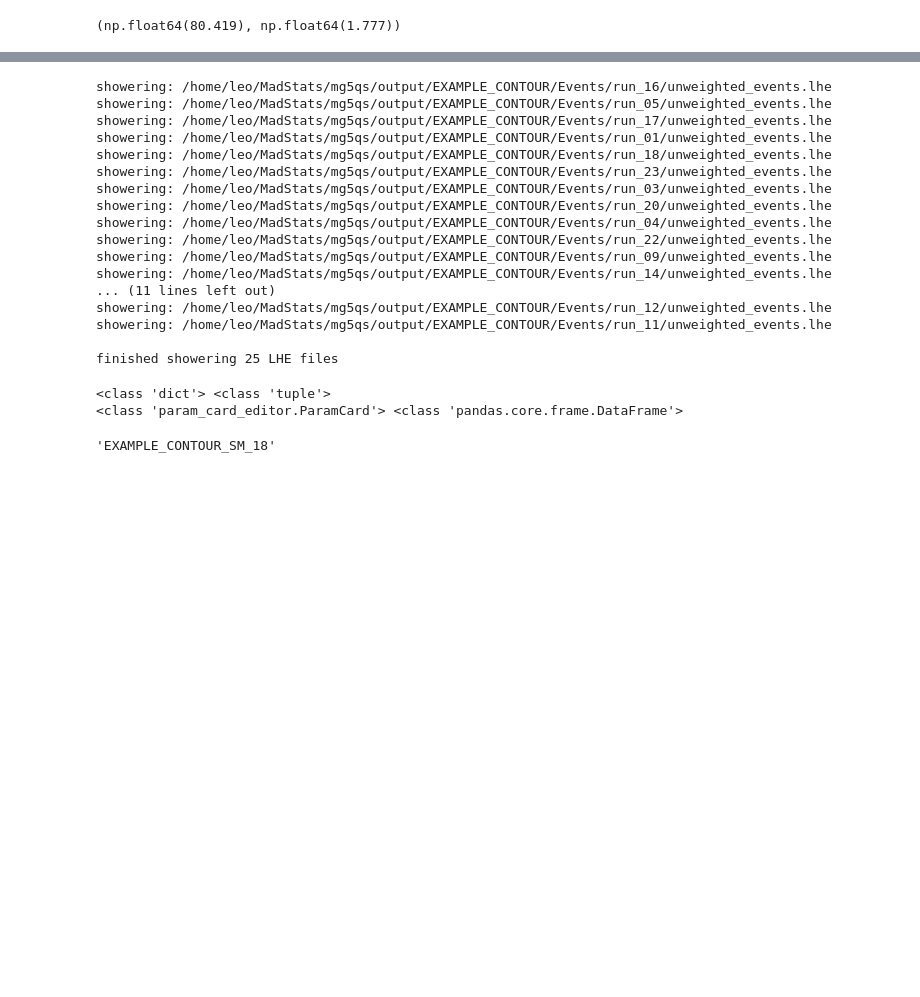
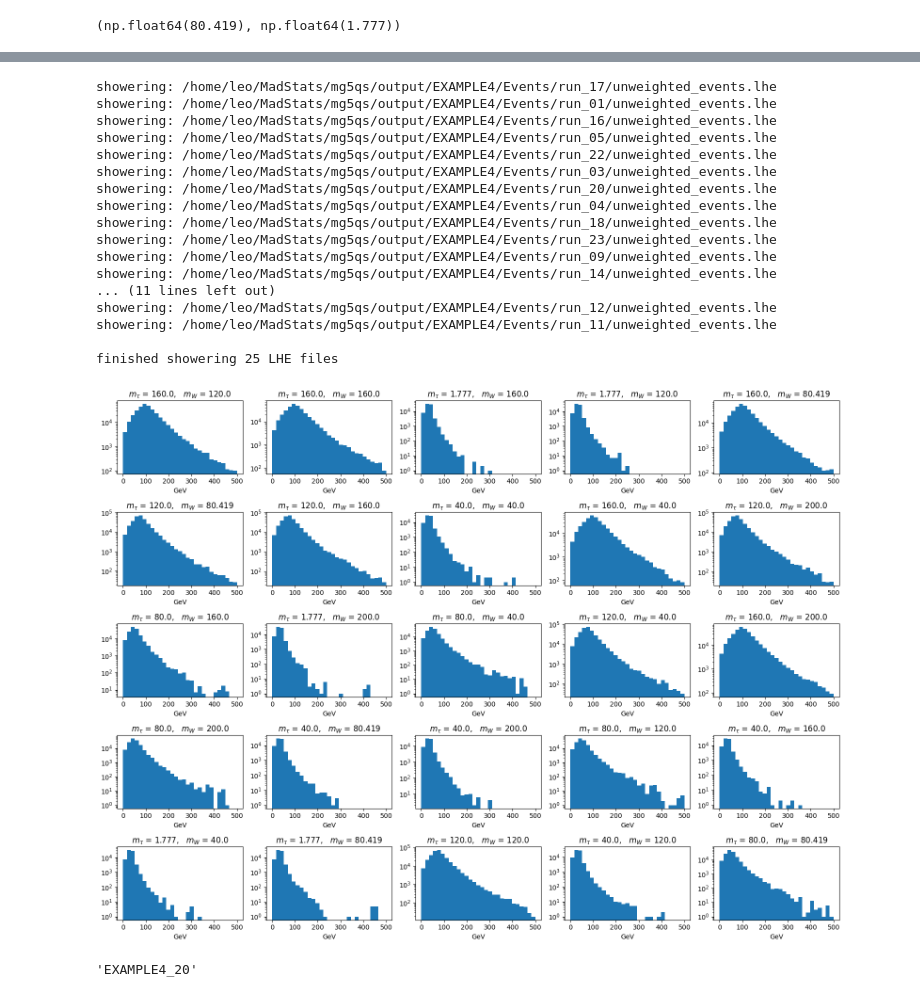
Before and after one commit to leo-megliola/mg5qs, a Jupyter notebook: notebook/E4.ipynb, the cells around one changed output, grey strips where cells are left out. Cells and saved outputs as stored; diff of their text form; code cells hidden in the pictures; blank space fills up the shorter version.

```diff
--- a/notebook/E4.ipynb
+++ b/notebook/E4.ipynb
@@ -123,23 +103,23 @@ for mtau in MTAU:
         card.set_value('MASS', Wplus_id, mw)
         qs.generate_LHE(card, FRAMEWORK_PATH)
 # %%
-qs.pythia_parallel([tau_id], FRAMEWORK_PATH, 'EXAMPLE_CONTOUR', topics='P_mu', size=10000)
+qs.pythia_parallel([tau_id], FRAMEWORK_PATH, 'EXAMPLE_CONTOUR', topics='P_mu', size=1000000)
 # %% [output]
-showering: /home/leo/MadStats/mg5qs/output/EXAMPLE_CONTOUR/Events/run_16/unweighted_events.lhe
-showering: /home/leo/MadStats/mg5qs/output/EXAMPLE_CONTOUR/Events/run_05/unweighted_events.lhe
-showering: /home/leo/MadStats/mg5qs/output/EXAMPLE_CONTOUR/Events/run_17/unweighted_events.lhe
-showering: /home/leo/MadStats/mg5qs/output/EXAMPLE_CONTOUR/Events/run_01/unweighted_events.lhe
-showering: /home/leo/MadStats/mg5qs/output/EXAMPLE_CONTOUR/Events/run_18/unweighted_events.lhe
-showering: /home/leo/MadStats/mg5qs/output/EXAMPLE_CONTOUR/Events/run_23/unweighted_events.lhe
-showering: /home/leo/MadStats/mg5qs/output/EXAMPLE_CONTOUR/Events/run_03/unweighted_events.lhe
-showering: /home/leo/MadStats/mg5qs/output/EXAMPLE_CONTOUR/Events/run_20/unweighted_events.lhe
-showering: /home/leo/MadStats/mg5qs/output/EXAMPLE_CONTOUR/Events/run_04/unweighted_events.lhe
-showering: /home/leo/MadStats/mg5qs/output/EXAMPLE_CONTOUR/Events/run_22/unweighted_events.lhe
-showering: /home/leo/MadStats/mg5qs/output/EXAMPLE_CONTOUR/Events/run_09/unweighted_events.lhe
-showering: /home/leo/MadStats/mg5qs/output/EXAMPLE_CONTOUR/Events/run_14/unweighted_events.lhe
+showering: /home/leo/MadStats/mg5qs/output/EXAMPLE4/Events/run_17/unweighted_events.lhe
+showering: /home/leo/MadStats/mg5qs/output/EXAMPLE4/Events/run_01/unweighted_events.lhe
+showering: /home/leo/MadStats/mg5qs/output/EXAMPLE4/Events/run_16/unweighted_events.lhe
+showering: /home/leo/MadStats/mg5qs/output/EXAMPLE4/Events/run_05/unweighted_events.lhe
+showering: /home/leo/MadStats/mg5qs/output/EXAMPLE4/Events/run_22/unweighted_events.lhe
+showering: /home/leo/MadStats/mg5qs/output/EXAMPLE4/Events/run_03/unweighted_events.lhe
+showering: /home/leo/MadStats/mg5qs/output/EXAMPLE4/Events/run_20/unweighted_events.lhe
+showering: /home/leo/MadStats/mg5qs/output/EXAMPLE4/Events/run_04/unweighted_events.lhe
+showering: /home/leo/MadStats/mg5qs/output/EXAMPLE4/Events/run_18/unweighted_events.lhe
+showering: /home/leo/MadStats/mg5qs/output/EXAMPLE4/Events/run_23/unweighted_events.lhe
+showering: /home/leo/MadStats/mg5qs/output/EXAMPLE4/Events/run_09/unweighted_events.lhe
+showering: /home/leo/MadStats/mg5qs/output/EXAMPLE4/Events/run_14/unweighted_events.lhe
 ... (11 lines left out)
-showering: /home/leo/MadStats/mg5qs/output/EXAMPLE_CONTOUR/Events/run_12/unweighted_events.lhe
-showering: /home/leo/MadStats/mg5qs/output/EXAMPLE_CONTOUR/Events/run_11/unweighted_events.lhe
+showering: /home/leo/MadStats/mg5qs/output/EXAMPLE4/Events/run_12/unweighted_events.lhe
+showering: /home/leo/MadStats/mg5qs/output/EXAMPLE4/Events/run_11/unweighted_events.lhe
 
 finished showering 25 LHE files
 # %%
@@ -148,22 +128,34 @@ data = qs.unpickle('EXAMPLE_CONTOUR', concat=False)
 from scipy import stats
 import pandas as pd
 import matplotlib.pyplot as plt
-# %%
-print(type(data), type(data['EXAMPLE_CONTOUR_SM_1']))
-print(type(data['EXAMPLE_CONTOUR_SM_1'][0]), type(data['EXAMPLE_CONTOUR_SM_1'][1]))
-# %% [output]
-<class 'dict'> <class 'tuple'>
-<class 'param_card_editor.ParamCard'> <class 'pandas.core.frame.DataFrame'>
 # %%
 for v in data.values(): # compute pT col in each dataframe
     v[1]['pT'] = np.sqrt((v[1]['px']**2)+(v[1]['py']**2))
+# %%
+fig, axes = plt.subplots(5, 5, figsize=(16, 12))
+axes = axes.flatten()
+BINS = np.linspace(0, 500, 30)
+
+for idx, pc_df in enumerate(data.values()):
+    ax = axes[idx]
+    ax.hist(pc_df[1]['pT'], bins=BINS)
+    m_tau = pc_df[0].get_value('MASS', 15)
+    m_W = pc_df[0].get_value('MASS', 24)
+    ax.set_title(f"$m_\\tau$ = {m_tau},   $m_W$ = {m_W}")
+    ax.set_xlabel('GeV')
+    ax.set_yscale('log')
+
+plt.tight_layout()
+plt.show()
+# %% [output]
+[figure, added]
 # %%
 for k in data.keys(): # find SM run by checking parameters
-    if data[k][0].get_value('MASS', tau_id)==1.777 and data[k][0].get_value('MASS', Wplus_id)==80.419:
+    if np.isclose(data[k][0].get_value('MASS', tau_id), 1.777) and np.isclose(data[k][0].get_value('MASS', Wplus_id), 80.419):
         SM = k
 SM
 # %% [output]
-'EXAMPLE_CONTOUR_SM_18'
+'EXAMPLE4_20'
 # %%
 contour = []
 for v in data.values(): #construct contour plot data using KS test
```
Also changed, not shown: parts of 8 cells of this notebook, 1 other file.
